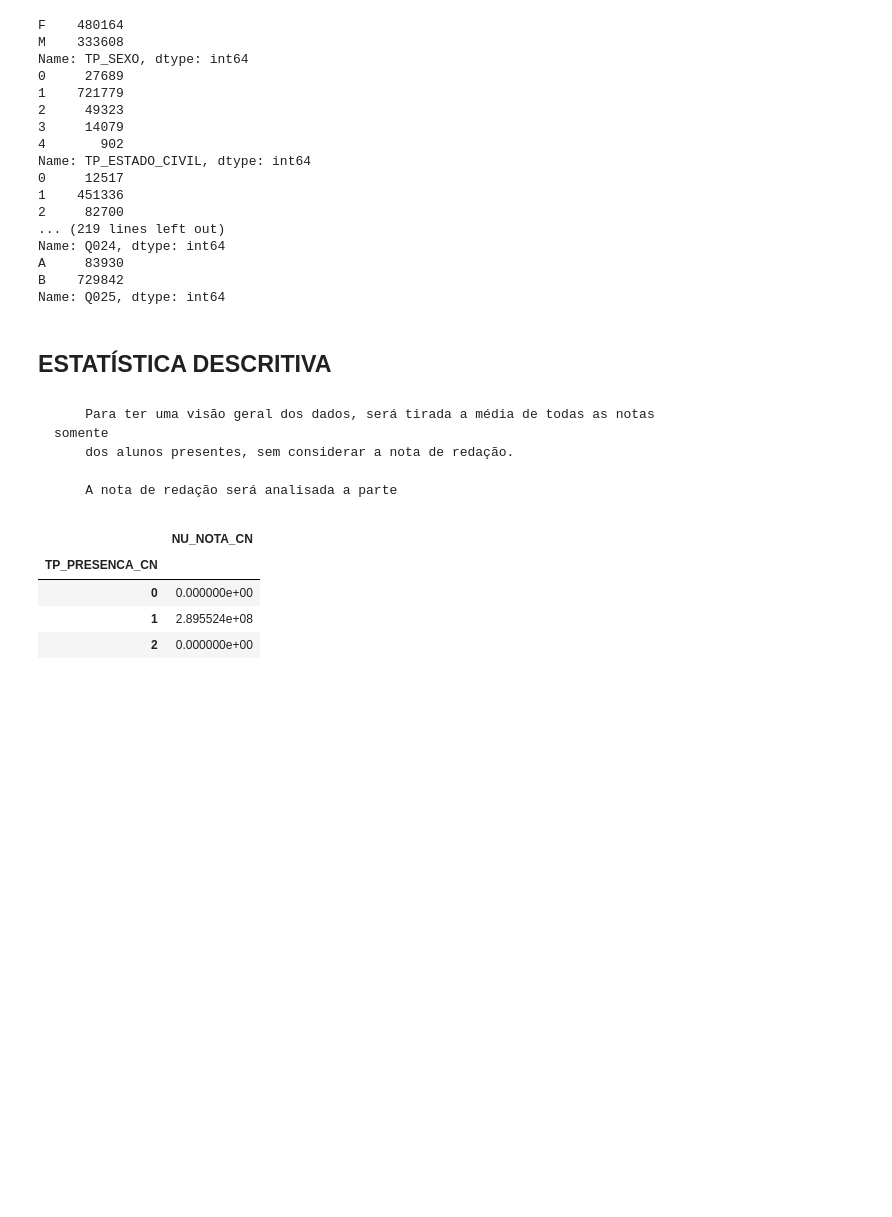
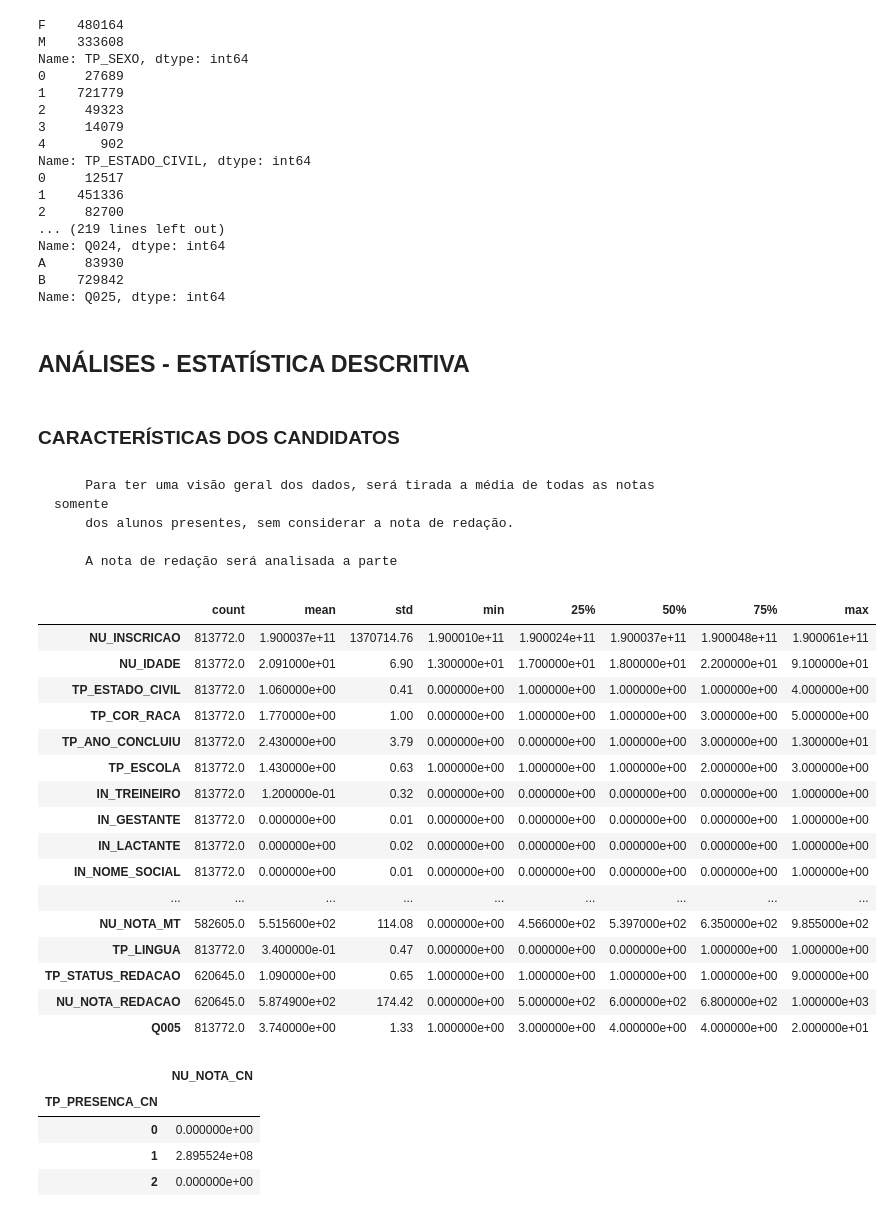
Before and after one commit to daianeklein/imersao-dados-Alura, a Jupyter notebook: Desafios.ipynb, the cells around one changed output. Drawn from its saved outputs; the diff is of its cells as text; code cells hidden in the pictures; blank space fills up the shorter version.

```diff
--- a/Desafios.ipynb
+++ b/Desafios.ipynb
@@ -364,12 +388,35 @@ A     83930
 B    729842
 Name: Q025, dtype: int64
 # %% [markdown]
-## ESTATÍSTICA DESCRITIVA
+## ANÁLISES - ESTATÍSTICA DESCRITIVA
+# %% [markdown]
+### CARACTERÍSTICAS DOS CANDIDATOS
 # %% [markdown]
         Para ter uma visão geral dos dados, será tirada a média de todas as notas somente
         dos alunos presentes, sem considerar a nota de redação.
 
         A nota de redação será analisada a parte
+# %%
+# Visualização geral das informaçoes
+df.describe().round(2).T
+# %% [output]
+|  | count | mean | std | min | 25% | 50% | 75% | max |
+| NU_INSCRICAO | 813772.0 | 1.900037e+11 | 1370714.76 | 1.900010e+11 | 1.900024e+11 | 1.900037e+11 | 1.900048e+11 | 1.900061e+11 |
+| NU_IDADE | 813772.0 | 2.091000e+01 | 6.90 | 1.300000e+01 | 1.700000e+01 | 1.800000e+01 | 2.200000e+01 | 9.100000e+01 |
+| TP_ESTADO_CIVIL | 813772.0 | 1.060000e+00 | 0.41 | 0.000000e+00 | 1.000000e+00 | 1.000000e+00 | 1.000000e+00 | 4.000000e+00 |
+| TP_COR_RACA | 813772.0 | 1.770000e+00 | 1.00 | 0.000000e+00 | 1.000000e+00 | 1.000000e+00 | 3.000000e+00 | 5.000000e+00 |
+| TP_ANO_CONCLUIU | 813772.0 | 2.430000e+00 | 3.79 | 0.000000e+00 | 0.000000e+00 | 1.000000e+00 | 3.000000e+00 | 1.300000e+01 |
+| TP_ESCOLA | 813772.0 | 1.430000e+00 | 0.63 | 1.000000e+00 | 1.000000e+00 | 1.000000e+00 | 2.000000e+00 | 3.000000e+00 |
+| IN_TREINEIRO | 813772.0 | 1.200000e-01 | 0.32 | 0.000000e+00 | 0.000000e+00 | 0.000000e+00 | 0.000000e+00 | 1.000000e+00 |
+| IN_GESTANTE | 813772.0 | 0.000000e+00 | 0.01 | 0.000000e+00 | 0.000000e+00 | 0.000000e+00 | 0.000000e+00 | 1.000000e+00 |
+| IN_LACTANTE | 813772.0 | 0.000000e+00 | 0.02 | 0.000000e+00 | 0.000000e+00 | 0.000000e+00 | 0.000000e+00 | 1.000000e+00 |
+| IN_NOME_SOCIAL | 813772.0 | 0.000000e+00 | 0.01 | 0.000000e+00 | 0.000000e+00 | 0.000000e+00 | 0.000000e+00 | 1.000000e+00 |
+| ... | ... | ... | ... | ... | ... | ... | ... | ... |
+| NU_NOTA_MT | 582605.0 | 5.515600e+02 | 114.08 | 0.000000e+00 | 4.566000e+02 | 5.397000e+02 | 6.350000e+02 | 9.855000e+02 |
+| TP_LINGUA | 813772.0 | 3.400000e-01 | 0.47 | 0.000000e+00 | 0.000000e+00 | 0.000000e+00 | 1.000000e+00 | 1.000000e+00 |
+| TP_STATUS_REDACAO | 620645.0 | 1.090000e+00 | 0.65 | 1.000000e+00 | 1.000000e+00 | 1.000000e+00 | 1.000000e+00 | 9.000000e+00 |
+| NU_NOTA_REDACAO | 620645.0 | 5.874900e+02 | 174.42 | 0.000000e+00 | 5.000000e+02 | 6.000000e+02 | 6.800000e+02 | 1.000000e+03 |
+| Q005 | 813772.0 | 3.740000e+00 | 1.33 | 1.000000e+00 | 3.000000e+00 | 4.000000e+00 | 4.000000e+00 | 2.000000e+01 |
 # %%
 # Selecionando as colunas de presenca e nota, agrupando pela presenca e somando a nota
 df[['TP_PRESENCA_CN', 'NU_NOTA_CN']].groupby('TP_PRESENCA_CN').sum() #quem é eliminado, zera a prova
```
Also changed, not shown: parts of 34 cells of this notebook.
